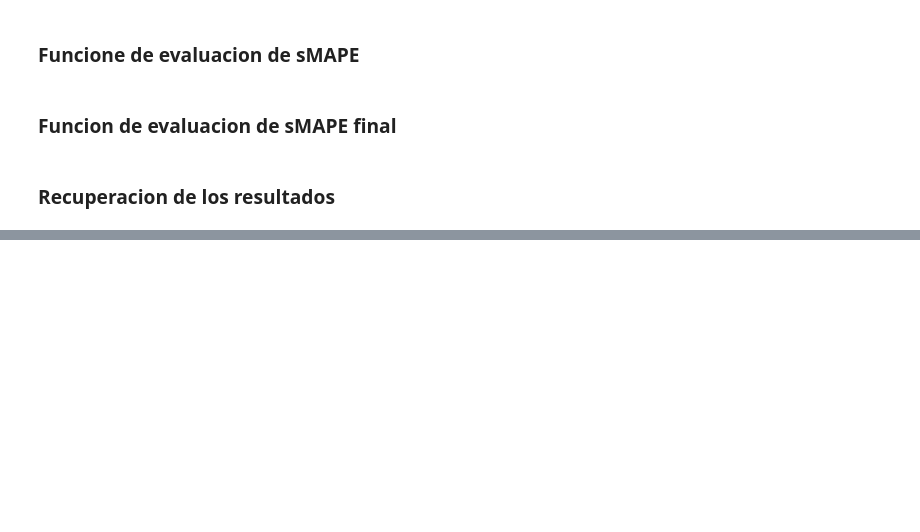
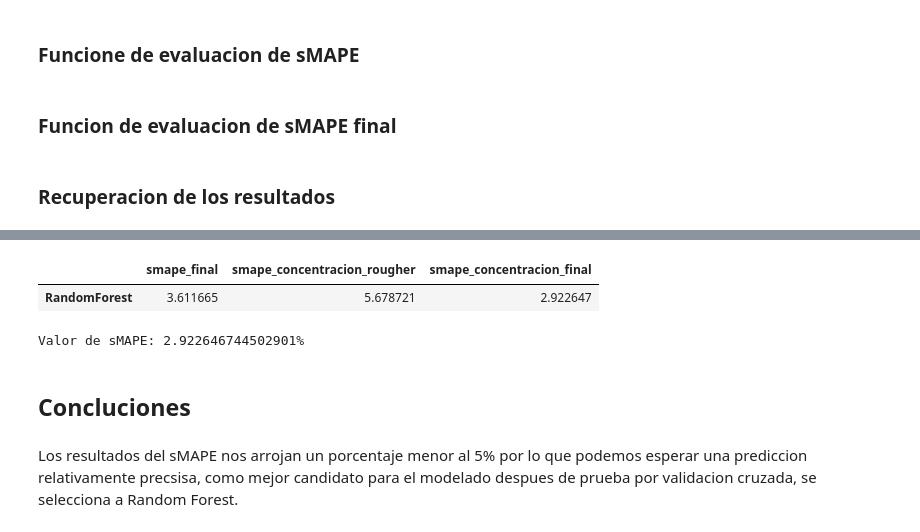
Before and after one commit to leonardomoncada9902/gold_recovery_ml, a Jupyter notebook: notebook/gold_recovery.ipynb, the cells around one changed output, grey strips where cells are left out. Saved outputs shown, nothing was run; the diff lists cells and outputs as text; code cells hidden in the pictures; blank space fills up the shorter version.

```diff
--- a/notebook/gold_recovery.ipynb
+++ b/notebook/gold_recovery.ipynb
@@ -481,0 +527,21 @@ def final_smape(y_true_rougher, y_pred_rougher, y_true_final, y_pred_final):
+# %%
+# Llamado de la funcion train_and_predict con el mejor candidato para obtencion de resultados finales
+
+s_final, s_r, s_f = train_and_predict(candidates[best], features_full, target_final_full, target_rougher_full, splits=5, cv=False)
+sc_smape[best] = {'smape_final': s_final, 'smape_concentracion_rougher': s_r, 'smape_concentracion_final': s_f}
+
+# Construccion de dataframe con los resultados
+
+scores_smape = pd.DataFrame(sc_smape).T
+
+display(scores_smape)
+
+print(f"Valor de sMAPE: {scores_smape.iloc[0,2]}%")
+# %% [output]
+|  | smape_final | smape_concentracion_rougher | smape_concentracion_final |
+| RandomForest | 3.611665 | 5.678721 | 2.922647 |
+Valor de sMAPE: 2.922646744502901%
+# %% [markdown]
+## Concluciones
+# %% [markdown]
+Los resultados del sMAPE nos arrojan un porcentaje menor al 5% por lo que podemos esperar una prediccion relativamente precsisa, como mejor candidato para el modelado despues de prueba por validacion cruzada, se selecciona a Random Forest.
```
Also changed, not shown: parts of 1 cell of this notebook.
